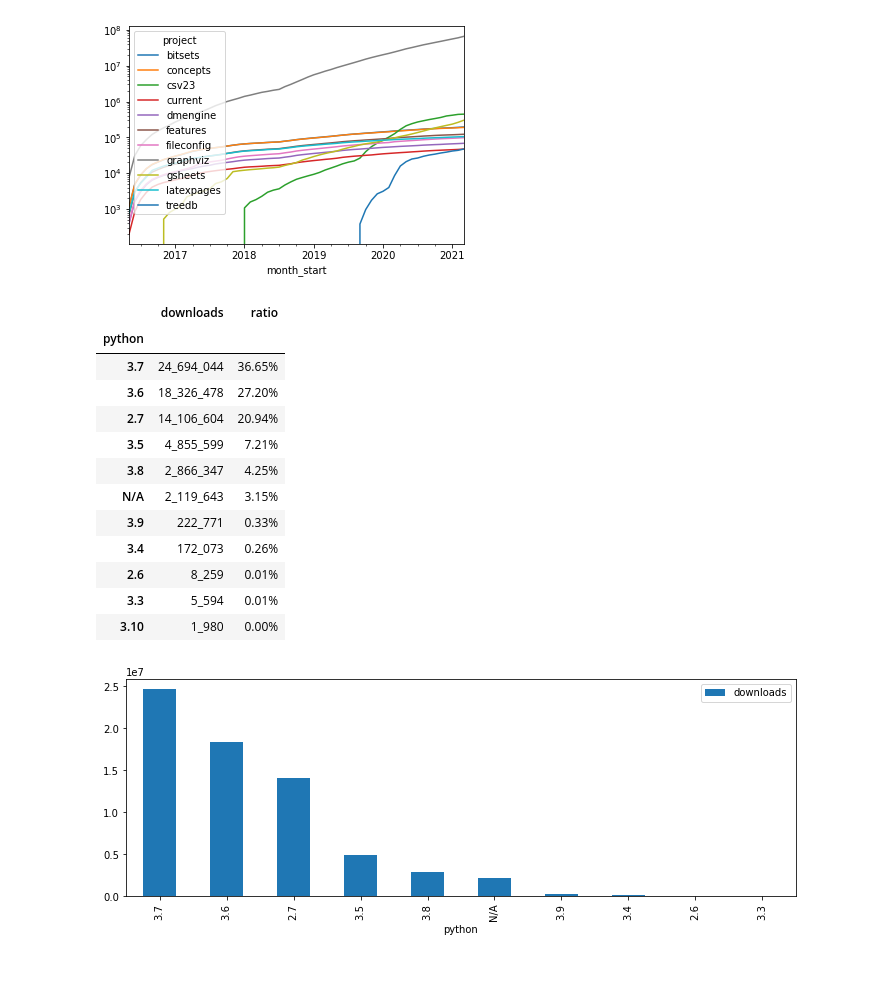
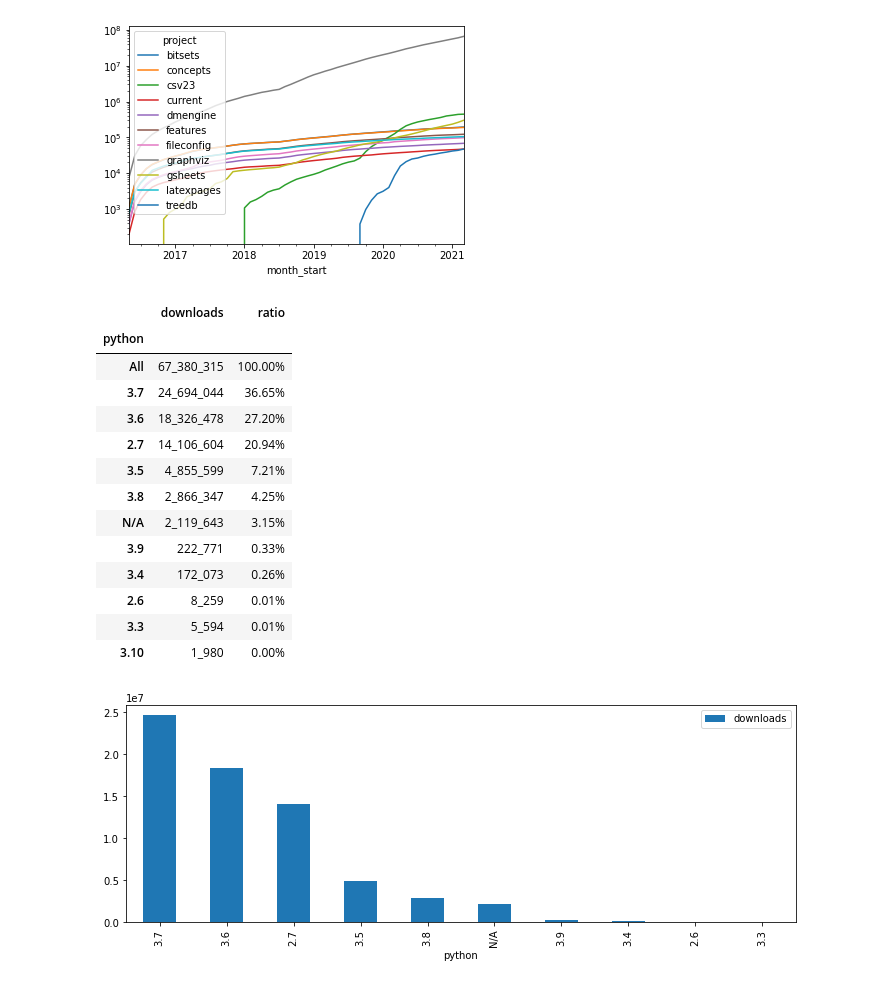
Before and after one commit to xflr6/notebooks, a Jupyter notebook: PyPI.ipynb, the cells around one changed output. Saved outputs shown, nothing was run; the diff lists cells and outputs as text; code cells hidden in the pictures.

```diff
--- a/PyPI.ipynb
+++ b/PyPI.ipynb
@@ -322,15 +324,16 @@ df.pivot_table(values='downloads', index=['year', 'month'], columns='project',
 # %% [output]
 [figure]
 # %%
-(df.pivot_table(values='downloads', index='python', aggfunc='sum')
+(df.pivot_table(values='downloads', index='python', aggfunc='sum', margins=True)
  [lambda x: x['downloads'] > 1_000]
  .sort_values(by='downloads', ascending=False)
- .assign(ratio=lambda x: x / x.sum())
+ .assign(ratio=lambda x: x / x.sum() * 2)
  .style.format({'downloads': '{:_d}', 'ratio': '{:.2%}'})
  .set_uuid('6'))
 # %% [output]
 |  | downloads | ratio |
 | python |  |  |
+| All | 67_380_315 | 100.00% |
 | 3.7 | 24_694_044 | 36.65% |
 | 3.6 | 18_326_478 | 27.20% |
 | 2.7 | 14_106_604 | 20.94% |
```
Also changed, not shown: parts of 3 cells of this notebook.
